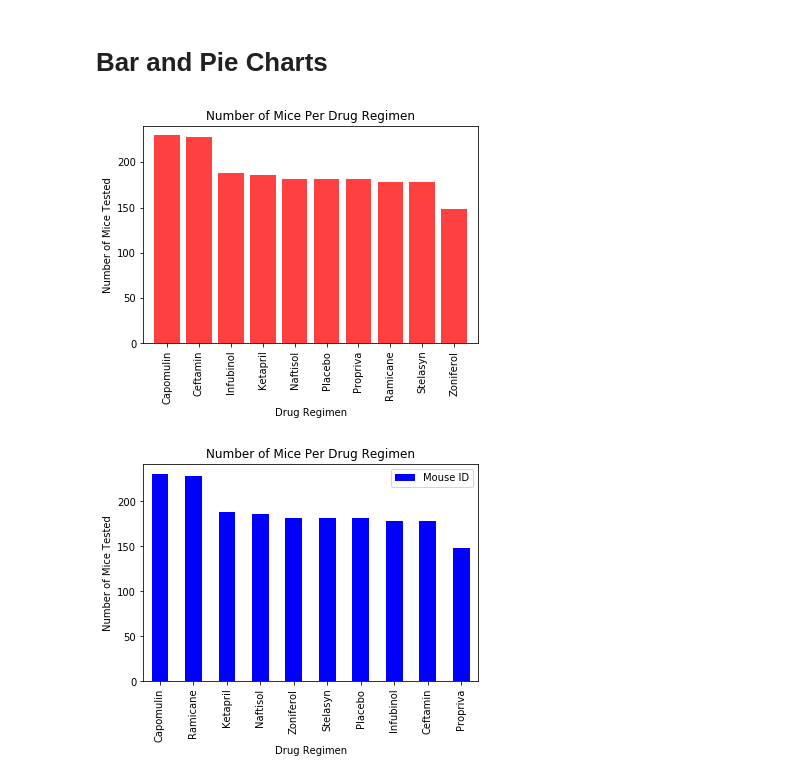
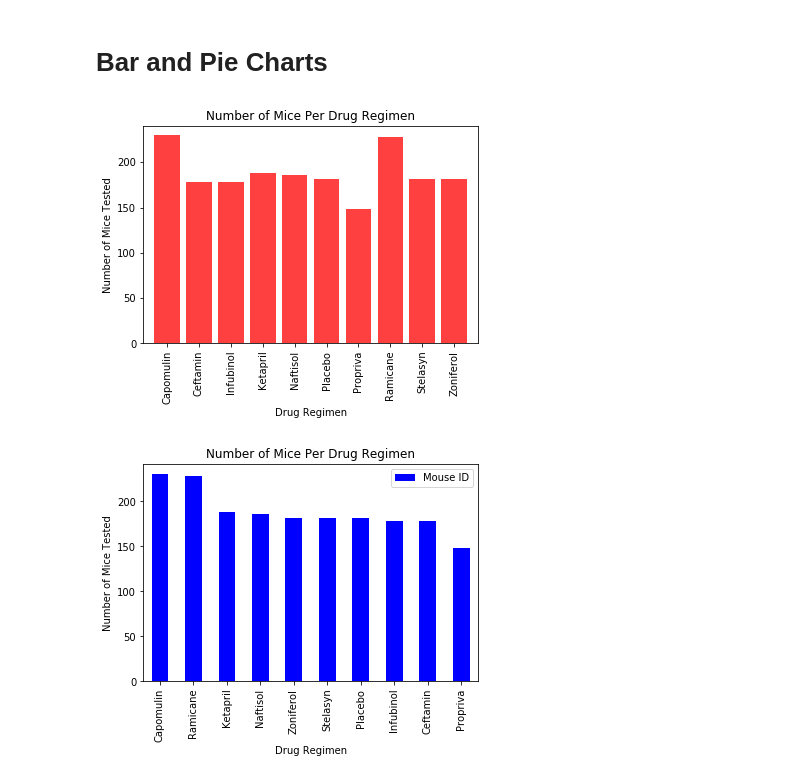
Before and after one commit to FahmidaBilla/matplotlib-challenge, a Jupyter notebook: Pymaceuticals/pymaceuticals.ipynb, the cells around one changed output. Cells and saved outputs as stored; diff of their text form; code cells hidden in the pictures.

```diff
--- a/Pymaceuticals/pymaceuticals.ipynb
+++ b/Pymaceuticals/pymaceuticals.ipynb
@@ -142,35 +142,35 @@ grouped_drug_regimen  = cleaned_data_df.groupby("Drug Regimen")
 x_axis = np.arange(len(grouped_drug_regimen["Drug Regimen"]))
 
 #y axis
-mouse_count = grouped_drug_regimen["Mouse ID"].count().sort_values(ascending=False)
+mouse_count = grouped_drug_regimen["Mouse ID"].count()
 mouse_count_df = mouse_count.to_frame()
 y_axis = mouse_count_df["Mouse ID"]
 
 #Plot bar graph
 plt.bar(x_axis, y_axis, color='r', alpha=0.75, align="center")
 
 #tick mark management
 tick_locations = [value for value in x_axis]
 ticks = ["Capomulin","Ceftamin","Infubinol","Ketapril","Naftisol",
          "Placebo","Propriva","Ramicane","Stelasyn","Zoniferol"]
 plt.xticks(tick_locations, ticks,rotation=90)
 
 # Sets the x limits of the current chart
 plt.xlim(-0.75, len(x_axis)-0.25)
 
 # Sets the y limits of the current chart
 plt.ylim(0, max(y_axis)+10)
 
 # Give our chart some labels and a tile
 plt.title("Number of Mice Per Drug Regimen")
 plt.xlabel("Drug Regimen")
 plt.ylabel("Number of Mice Tested")
 
 # Save an image of the chart and print it to the screen
 plt.savefig("images/mouse_count_df.png")
 plt.show()
 # %% [output]
-[figure, old version]
+[figure, new version]
 # %%
 # Generate a bar plot showing the total number of timepoints for all mice tested for each drug regimen using Pandas.
 mouse_count_bar_chart = mouse_count_df.plot(kind="bar", color="b")
```
Also changed, not shown: 1 other file.
